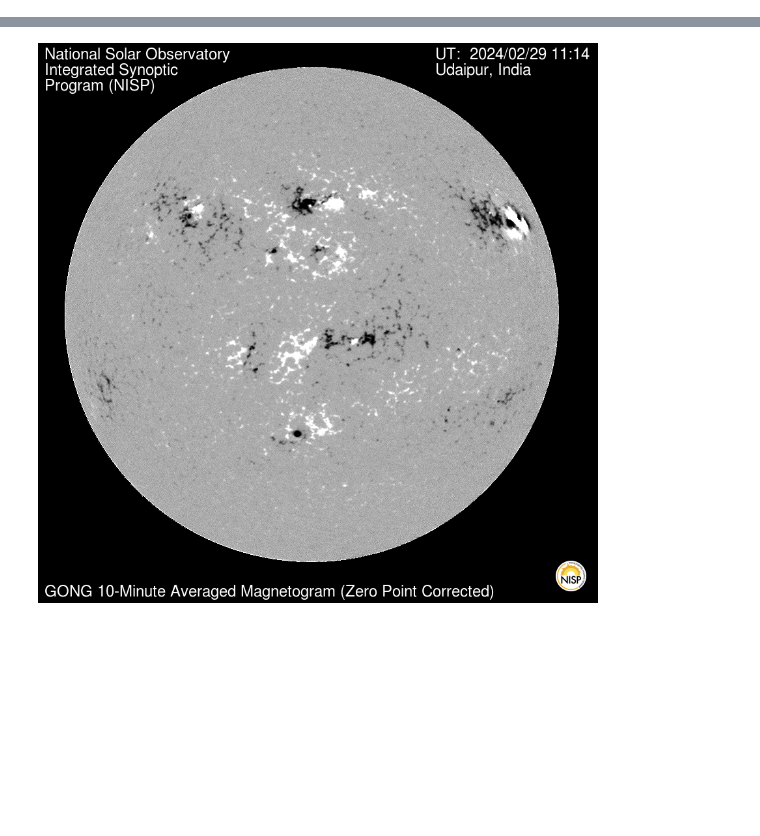
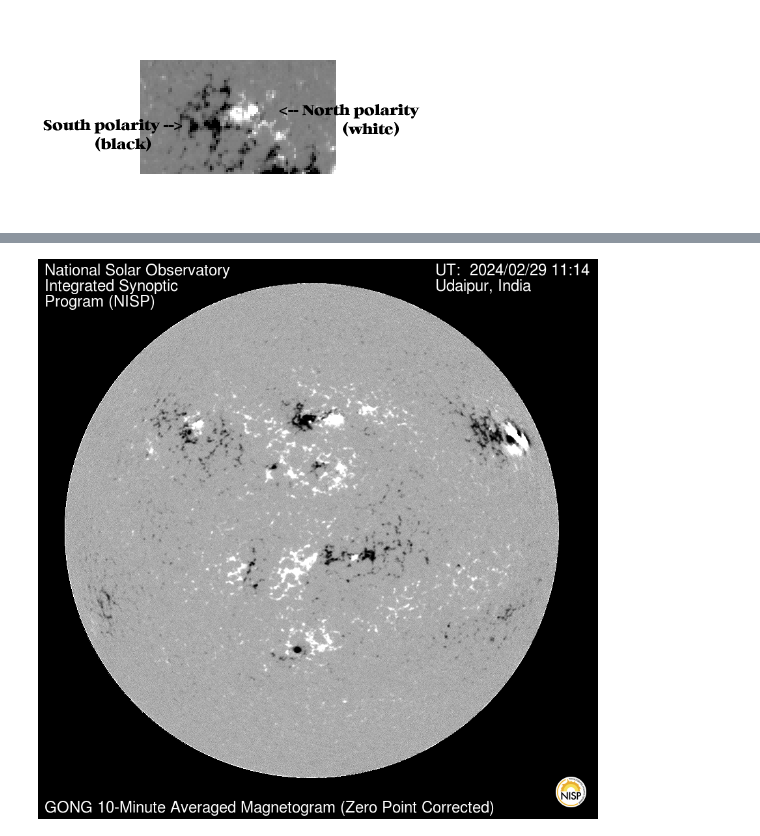
Before and after one commit to dmarcus-wire/solar-flare-prediction, a Jupyter notebook: notebooks/02_data_explore.ipynb, the cells around one changed output, grey strips where cells are left out. Saved outputs shown, nothing was run; the diff lists cells and outputs as text; code cells hidden in the pictures; blank space fills up the shorter version.

```diff
--- a/notebooks/02_data_explore.ipynb
+++ b/notebooks/02_data_explore.ipynb
@@ -5,3 +20,11 @@ There are `4806` images from `202402` Gong2 with a filename containing `dim-860`
+# %%
+from IPython.display import Image
+
+# Replace 'path_to_image_file' with the actual path to your image file
+img = Image(filename='../images/magnospot-darker-lighter.gif')
+img
+# %% [output]
+[figure, added]
 # %% [markdown]
 ## Sunspot Classification
 
```
Also changed, not shown: parts of 6 cells of this notebook, 4 other files.
